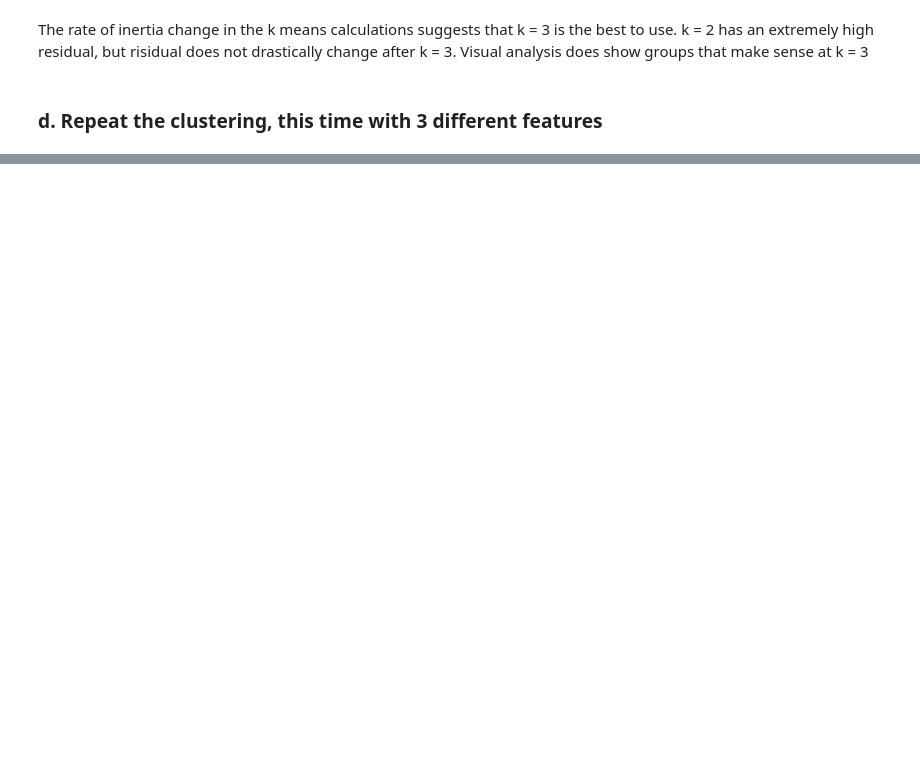
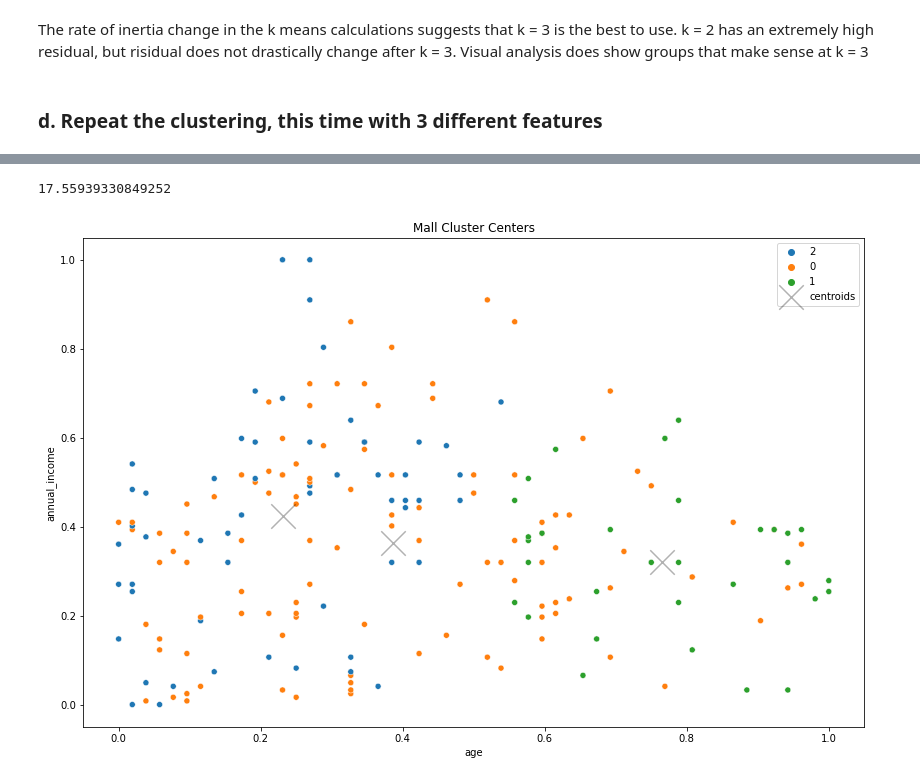
Before and after one commit to parkervoit/clustering-exercises, a Jupyter notebook: modeling.ipynb, the cells around one changed output, grey strips where cells are left out. Saved outputs shown, nothing was run; the diff lists cells and outputs as text; code cells hidden in the pictures; blank space fills up the shorter version.

```diff
--- a/modeling.ipynb
+++ b/modeling.ipynb
@@ -140,0 +245,2 @@ The rate of inertia change in the k means calculations suggests that k = 3 is th
+# %%
+X_scaled['male'] = X['male']
@@ -140,0 +263,4 @@ The rate of inertia change in the k means calculations suggests that k = 3 is th
+# %%
+kmeans = KMeans(n_clusters=3, random_state = 123)
+kmeans.fit(X_scaled)
+kmeans.predict(X_scaled)
@@ -140,0 +278,20 @@ The rate of inertia change in the k means calculations suggests that k = 3 is th
+# %%
+mall_df['cluster'] = kmeans.predict(X_scaled)
+X_scaled['cluster'] = kmeans.predict(X_scaled)
+# %%
+centroids_scaled = pd.DataFrame(kmeans.cluster_centers_, columns = X.columns)
+centroids = mall_df.groupby('cluster')['annual_income','age'].mean()
+# %%
+kmeans.inertia_
+# %% [output]
+17.55939330849252
+# %%
+mall_df['cluster'] = iris['cluster'].astype('str')
+X_scaled['cluster'] = X_scaled['cluster'].astype('str')
+plt.figure(figsize=(14, 9))
+sns.scatterplot(x = 'age', y = 'annual_income', data = X_scaled, hue = 'cluster')
+centroids_scaled.plot.scatter(x = 'age', y = 'annual_income', ax = plt.gca(), s = 600, color = 'k', marker = 'x', alpha = .3, label = 'centroids')
+plt.title('Mall Cluster Centers')
+plt.legend();
+# %% [output]
+[figure, added]
```
Also changed, not shown: parts of 35 cells of this notebook, 1 other file.
